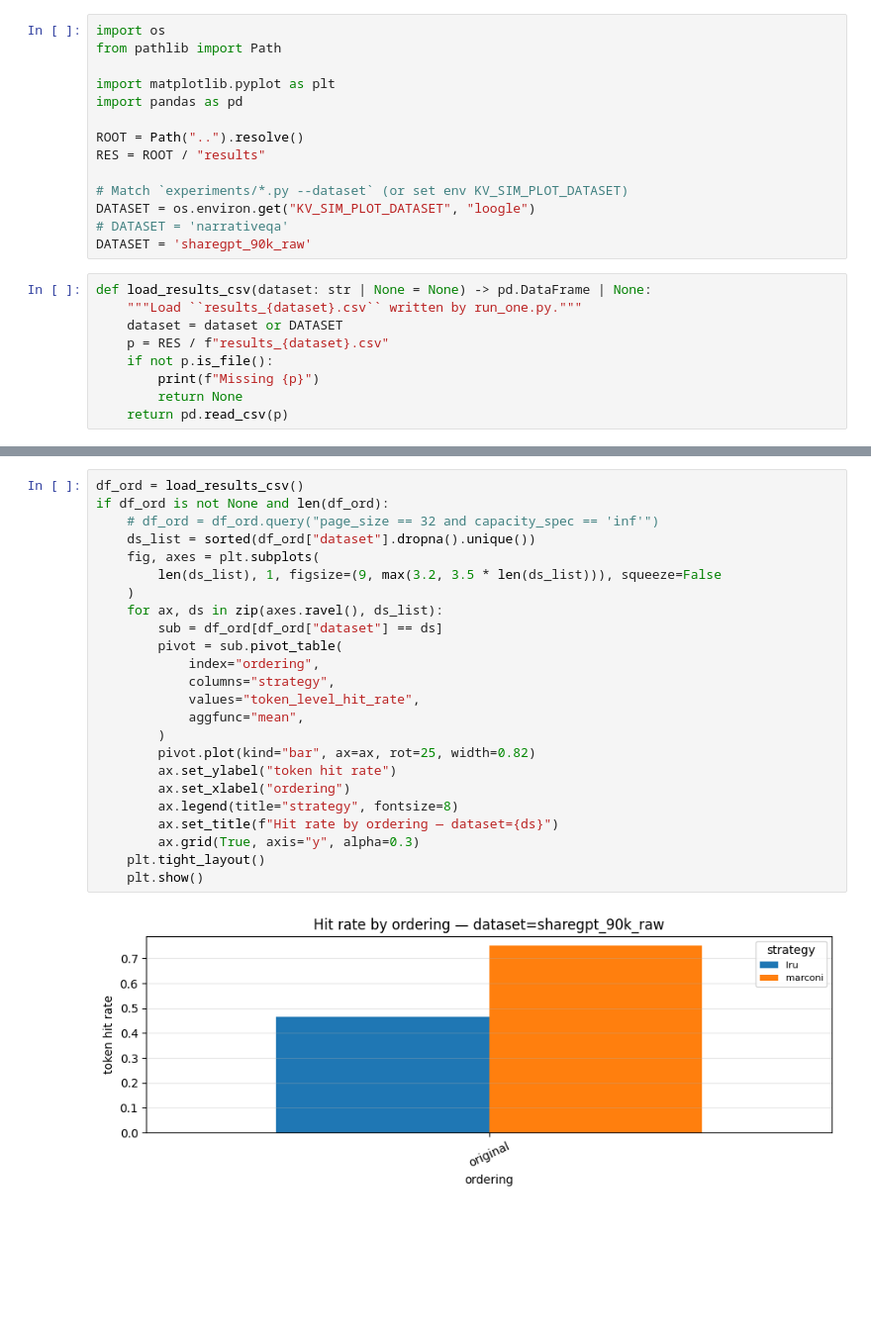
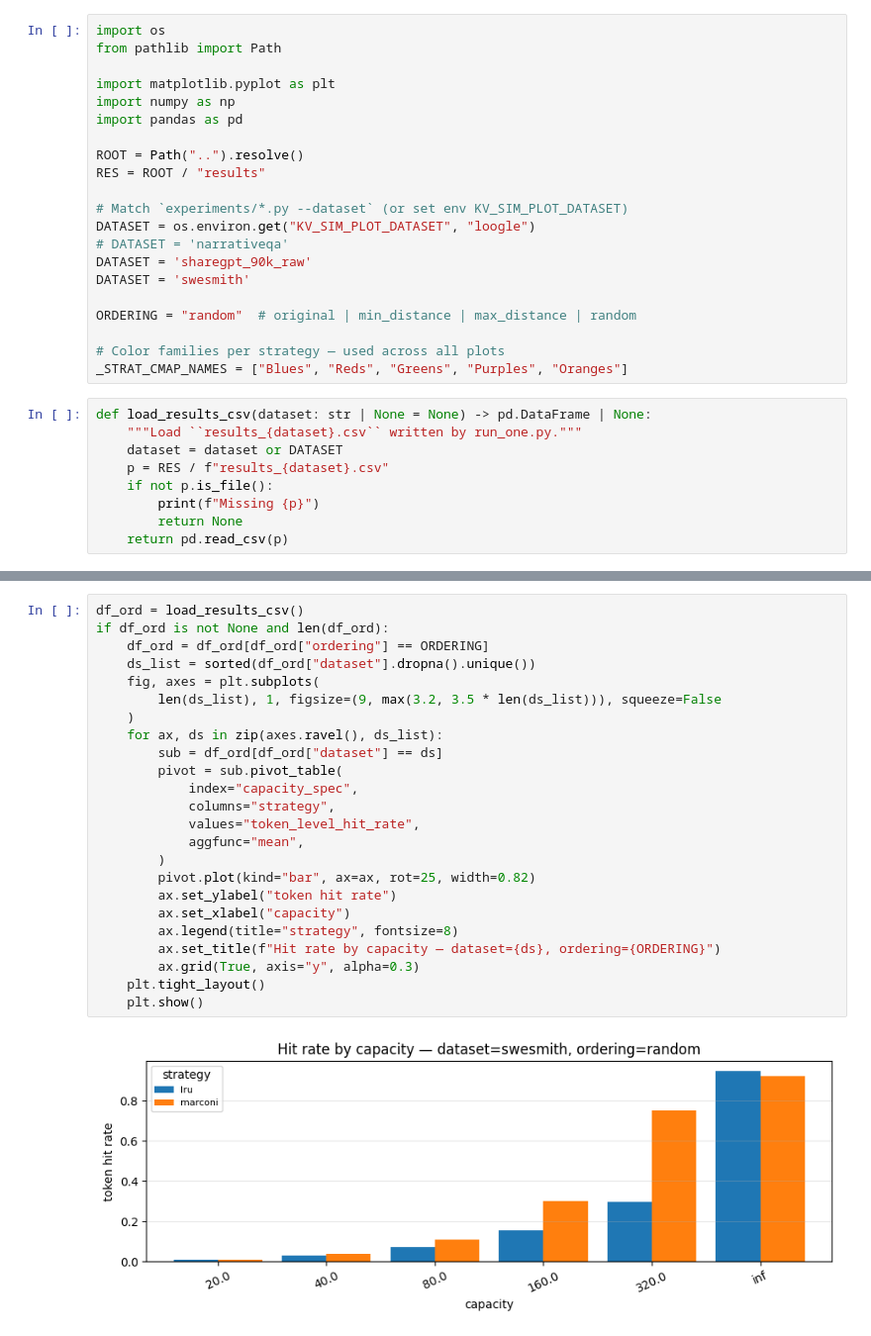
Before and after one commit to howarlii/LLM-prefix-caching-simulator, a Jupyter notebook: analysis/plot_results.ipynb, the cells around one changed output, grey strips where cells are left out. Shown at 99% size. Drawn from its saved outputs; the diff is of its cells as text; blank space fills up the shorter version.

```diff
--- a/analysis/plot_results.ipynb
+++ b/analysis/plot_results.ipynb
@@ -11,6 +11,7 @@ import os
 from pathlib import Path
 
 import matplotlib.pyplot as plt
+import numpy as np
 import pandas as pd
 
 ROOT = Path("..").resolve()
@@ -20,6 +21,12 @@ RES = ROOT / "results"
 DATASET = os.environ.get("KV_SIM_PLOT_DATASET", "loogle")
 # DATASET = 'narrativeqa'
 DATASET = 'sharegpt_90k_raw'
+DATASET = 'swesmith'
+
+ORDERING = "random"  # original | min_distance | max_distance | random
+
+# Color families per strategy — used across all plots
+_STRAT_CMAP_NAMES = ["Blues", "Reds", "Greens", "Purples", "Oranges"]
 # %%
 def load_results_csv(dataset: str | None = None) -> pd.DataFrame | None:
     """Load ``results_{dataset}.csv`` written by run_one.py."""
@@ -184,29 +174,29 @@ plot_hit_rate_vs_capacity(
 # %%
 df_ord = load_results_csv()
 if df_ord is not None and len(df_ord):
-    # df_ord = df_ord.query("page_size == 32 and capacity_spec == 'inf'")
+    df_ord = df_ord[df_ord["ordering"] == ORDERING]
     ds_list = sorted(df_ord["dataset"].dropna().unique())
     fig, axes = plt.subplots(
         len(ds_list), 1, figsize=(9, max(3.2, 3.5 * len(ds_list))), squeeze=False
     )
     for ax, ds in zip(axes.ravel(), ds_list):
         sub = df_ord[df_ord["dataset"] == ds]
         pivot = sub.pivot_table(
-            index="ordering",
+            index="capacity_spec",
             columns="strategy",
             values="token_level_hit_rate",
             aggfunc="mean",
         )
         pivot.plot(kind="bar", ax=ax, rot=25, width=0.82)
         ax.set_ylabel("token hit rate")
-        ax.set_xlabel("ordering")
+        ax.set_xlabel("capacity")
         ax.legend(title="strategy", fontsize=8)
-        ax.set_title(f"Hit rate by ordering — dataset={ds}")
+        ax.set_title(f"Hit rate by capacity — dataset={ds}, ordering={ORDERING}")
         ax.grid(True, axis="y", alpha=0.3)
     plt.tight_layout()
     plt.show()
 # %% [output]
-[figure, old version]
+[figure, new version]
 # %%
 # Load/compute ratio CDF: need per-request ratios from JSON (or re-run sim).
 # Placeholder: CDF of per-request rates from a single detailed JSON if you export traces.
```
Also changed, not shown: parts of 3 cells of this notebook, 3 other files.
